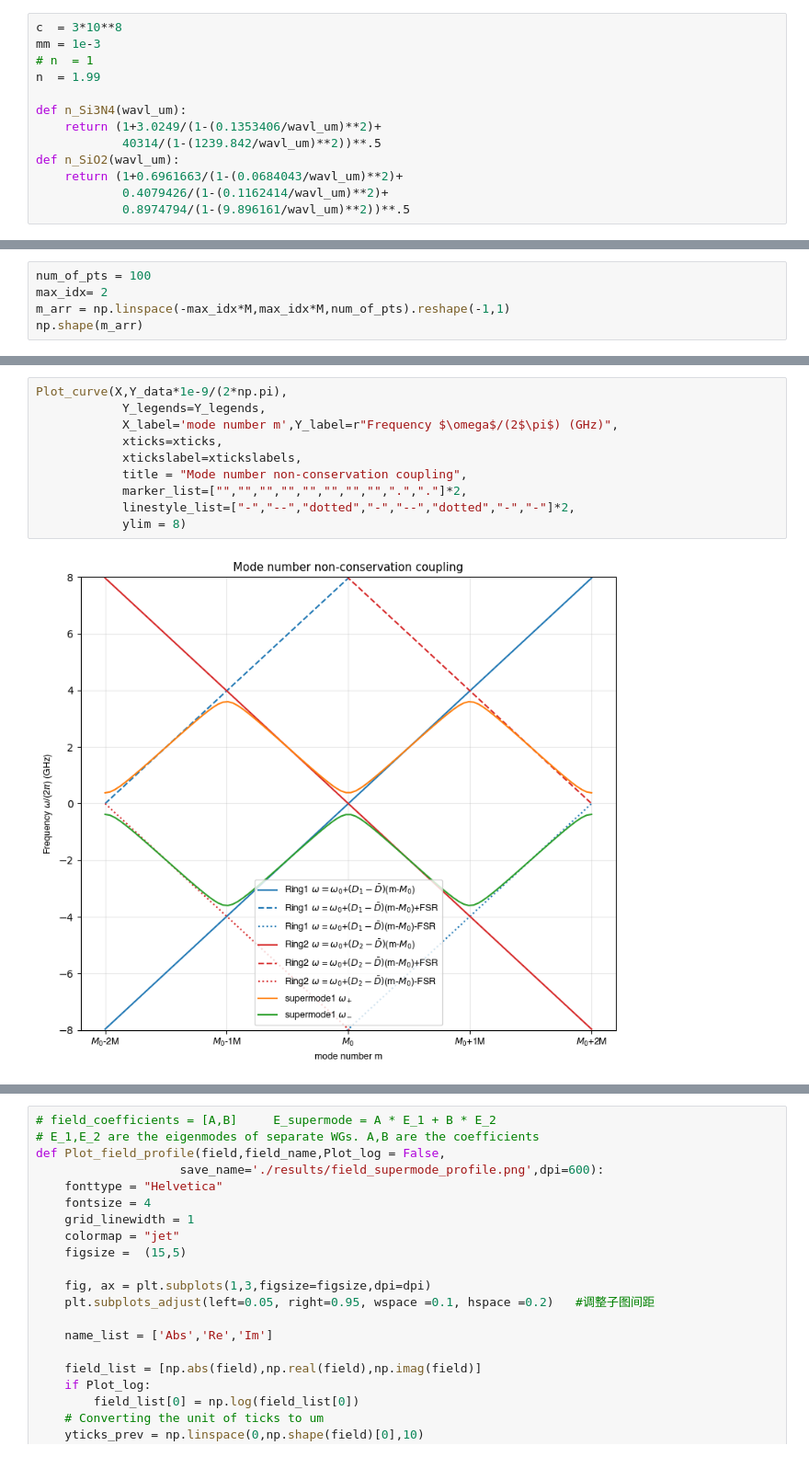
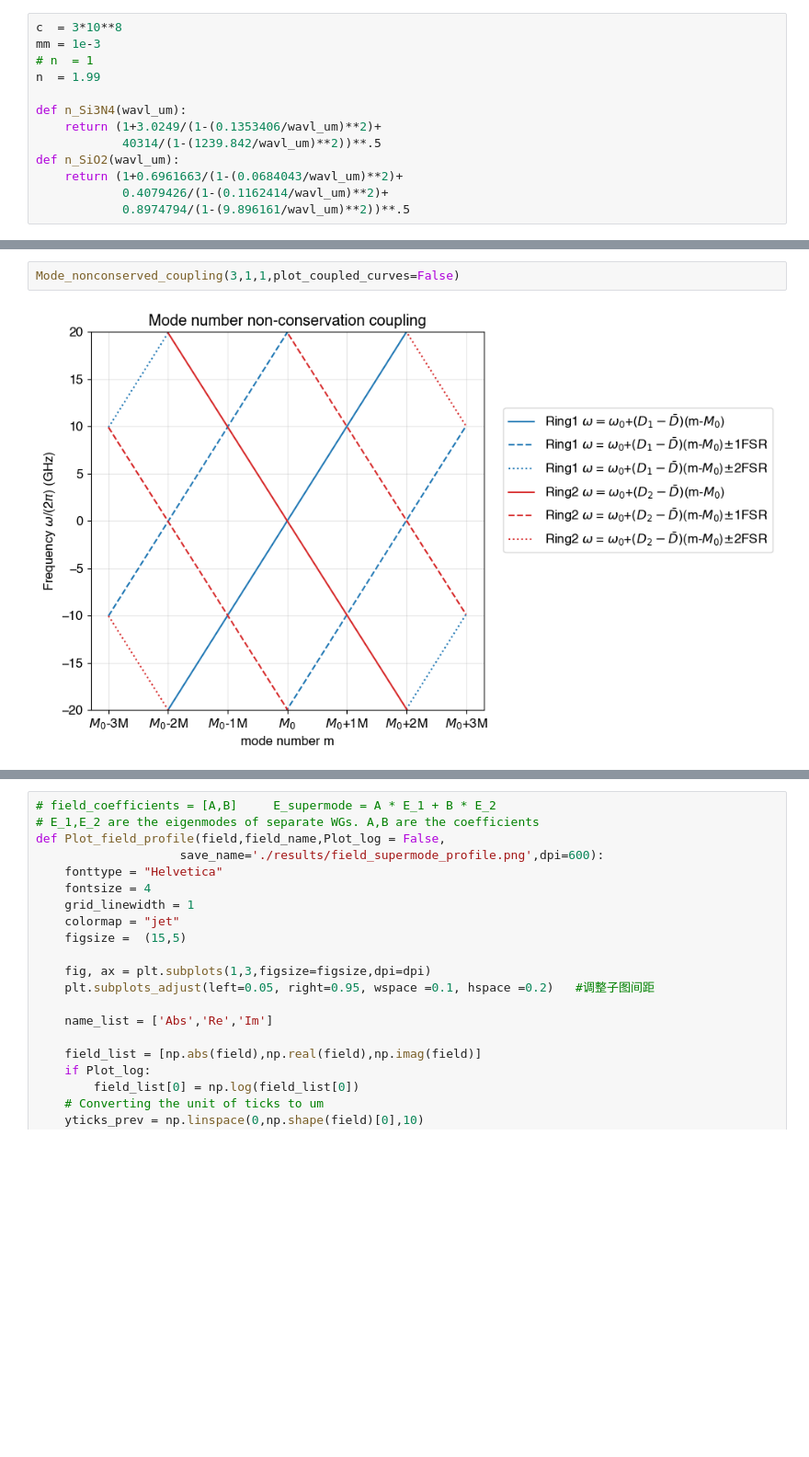
Before and after one commit to Harryxwh/SiNDispersionEngineering, a Jupyter notebook: 2D parallel rings.ipynb, the cells around one changed output, grey strips where cells are left out. Shown at 92% size. Saved outputs shown, nothing was run; the diff lists cells and outputs as text; blank space fills up the shorter version.

```diff
--- a/2D parallel rings.ipynb
+++ b/2D parallel rings.ipynb
@@ -89,5 +174,0 @@ M
-# %%
-num_of_pts = 100
-max_idx= 2
-m_arr = np.linspace(-max_idx*M,max_idx*M,num_of_pts).reshape(-1,1)
-np.shape(m_arr)
@@ -140,12 +229,4 @@ xtickslabels
-# %%
-Plot_curve(X,Y_data*1e-9/(2*np.pi),
-            Y_legends=Y_legends,
-            X_label='mode number m',Y_label=r"Frequency $\omega$/(2$\pi$) (GHz)",
-            xticks=xticks,
-            xtickslabel=xtickslabels,
-            title = "Mode number non-conservation coupling",
-            marker_list=["","","","","","","","",".","."]*2,
-            linestyle_list=["-","--","dotted","-","--","dotted","-","-"]*2,
-            ylim = 8)
-# %% [output]
-[figure, removed]
+# %%
+Mode_nonconserved_coupling(3,1,1,plot_coupled_curves=False)
+# %% [output]
+[figure, added]
```
Also changed, not shown: parts of 21 cells of this notebook, 34 other files.
